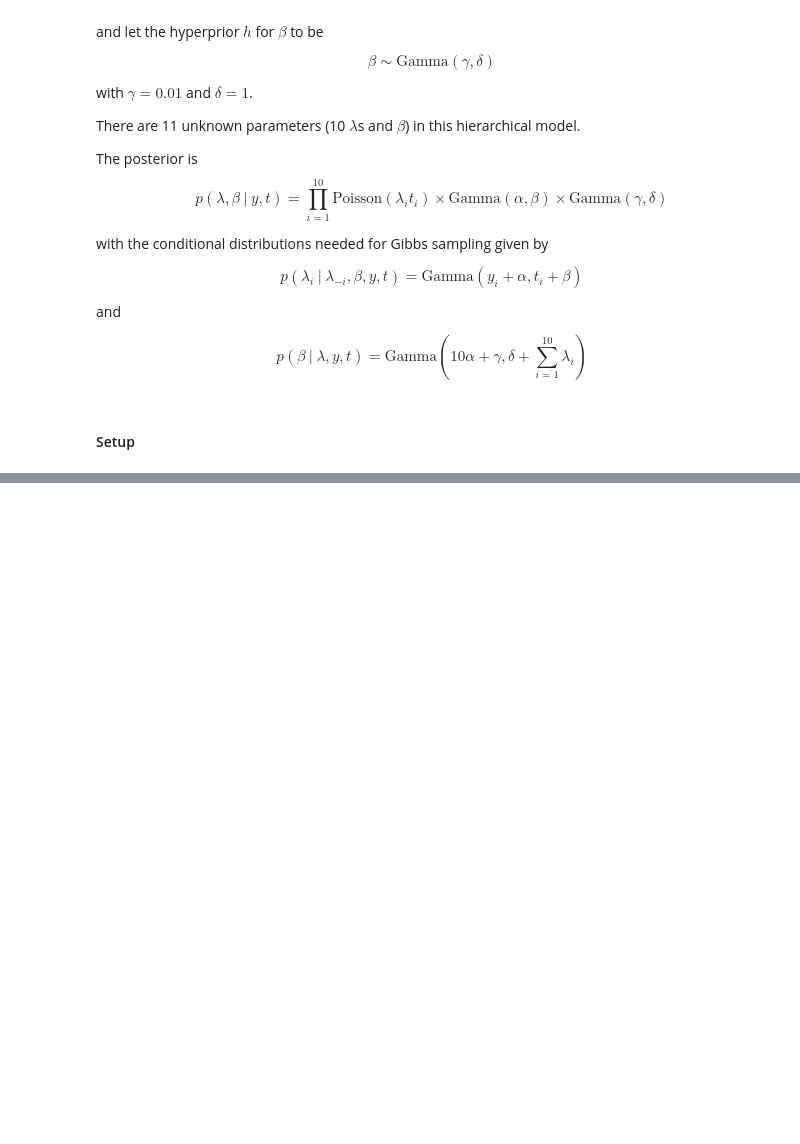
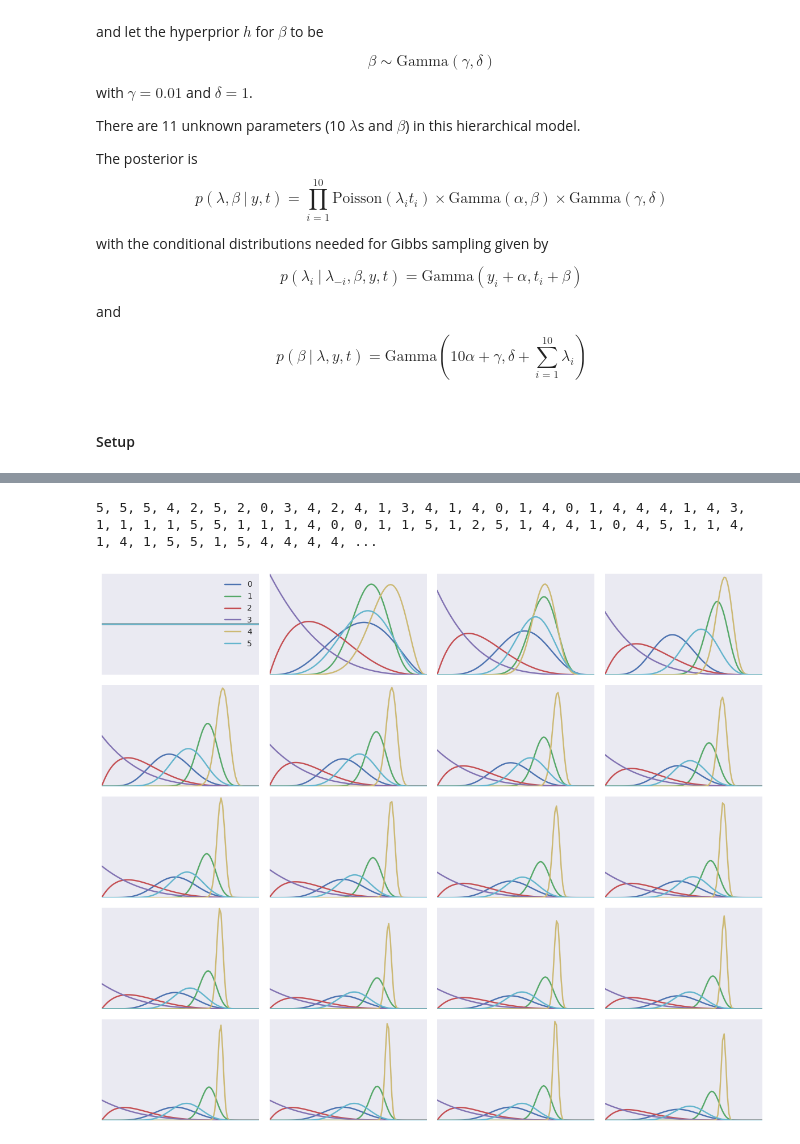
Before and after one commit to cliburn/sta-663-2017, a Jupyter notebook: notebook/20A_MCMC.ipynb, the cells around one changed output, grey strips where cells are left out. Drawn from its saved outputs; the diff is of its cells as text; code cells hidden in the pictures; blank space fills up the shorter version.

```diff
--- a/notebook/20A_MCMC.ipynb
+++ b/notebook/20A_MCMC.ipynb
@@ -728,0 +742,33 @@ plt.tight_layout()
+# %%
+k = 6
+bandits = np.random.uniform(0, 1, k)
+
+a = np.ones(k)
+b = np.ones(k)
+wins = np.zeros(k)
+trials = np.zeros(k)
+dist = stats.beta(a, b)
+
+n = 1000
+dists = [dist]
+for _ in range(n-1):
+    i = np.argmax(dist.rvs())
+    print(i, end=', ')
+    payoff = np.random.rand() < bandits[i]
+    wins[i] += payoff
+    trials[i] += 1
+    dist = stats.beta(a + wins, b + trials - wins)
+    dists.append(dist)
+
+plt.figure(figsize=(4*3, 5*2))
+x = np.repeat(np.linspace(0, 1, 100), k).reshape(-1,k)
+for i, dist in enumerate(dists[::(n//20)], 1):
+    plt.subplot(20//4,4,i)
+    plt.plot(x, dist.pdf(x))
+    if i==1: plt.legend(range(k))
+    plt.yticks([])
+    plt.xticks([])
+plt.tight_layout()
+# %% [output]
+5, 5, 5, 4, 2, 5, 2, 0, 3, 4, 2, 4, 1, 3, 4, 1, 4, 0, 1, 4, 0, 1, 4, 4, 4, 1, 4, 3, 1, 1, 1, 1, 5, 5, 1, 1, 1, 4, 0, 0, 1, 1, 5, 1, 2, 5, 1, 4, 4, 1, 0, 4, 5, 1, 1, 4, 1, 4, 1, 5, 5, 1, 5, 4, 4, 4, 4, ...
+[figure, added]
```
Also changed, not shown: parts of 16 cells of this notebook.
